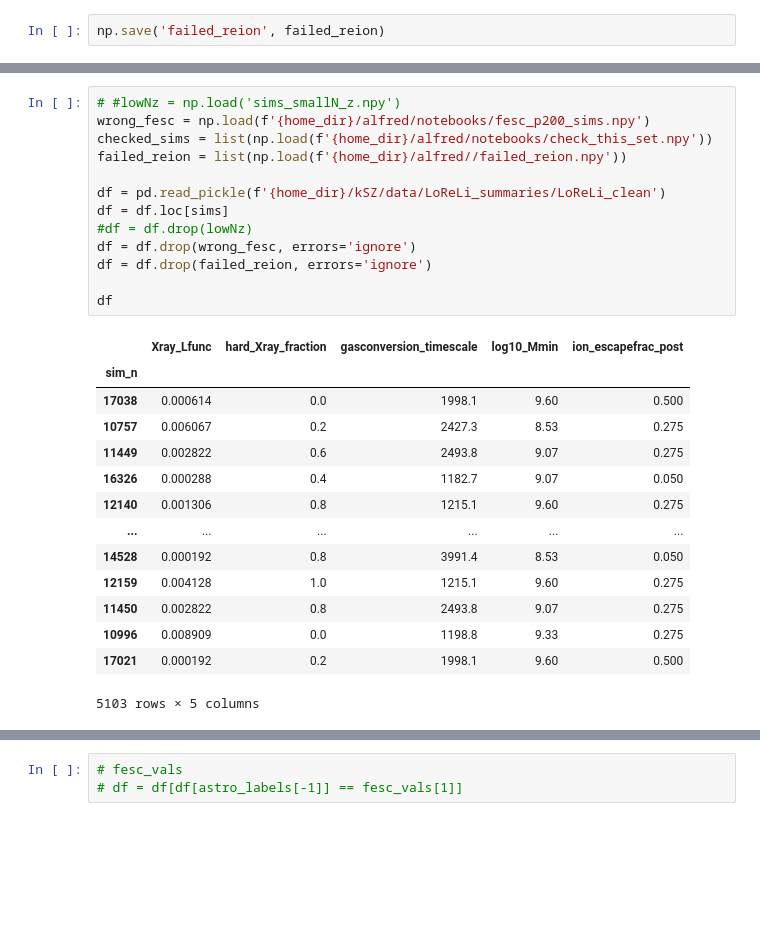
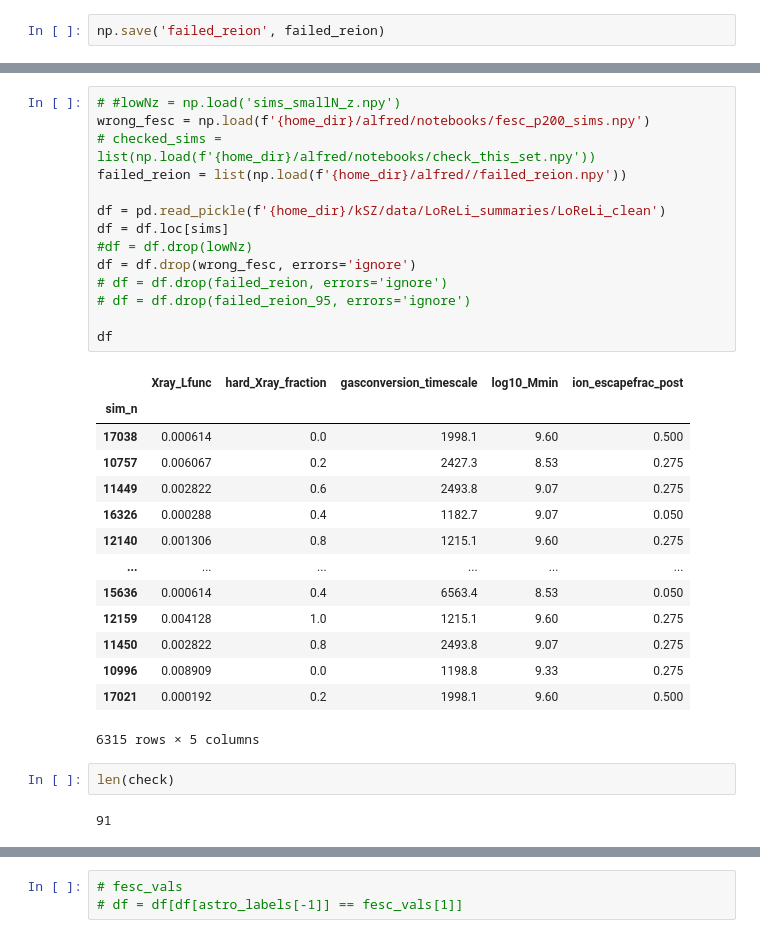
Before and after one commit to lisaleemcb/alfred, a Jupyter notebook: notebooks/Emulator_Comparison.ipynb, the cells around one changed output, grey strips where cells are left out. Saved outputs shown, nothing was run; the diff lists cells and outputs as text; blank space fills up the shorter version.

```diff
--- a/notebooks/Emulator_Comparison.ipynb
+++ b/notebooks/Emulator_Comparison.ipynb
@@ -76,28 +76,33 @@ len(failed_reion)
 # %%
 # #lowNz = np.load('sims_smallN_z.npy')
 wrong_fesc = np.load(f'{home_dir}/alfred/notebooks/fesc_p200_sims.npy')
-checked_sims = list(np.load(f'{home_dir}/alfred/notebooks/check_this_set.npy'))
+# checked_sims = list(np.load(f'{home_dir}/alfred/notebooks/check_this_set.npy'))
 failed_reion = list(np.load(f'{home_dir}/alfred//failed_reion.npy'))
 
 df = pd.read_pickle(f'{home_dir}/kSZ/data/LoReLi_summaries/LoReLi_clean')
 df = df.loc[sims]
 #df = df.drop(lowNz)
 df = df.drop(wrong_fesc, errors='ignore')
-df = df.drop(failed_reion, errors='ignore')
+# df = df.drop(failed_reion, errors='ignore')
+# df = df.drop(failed_reion_95, errors='ignore')
 
 df
 # %% [output]
 |  | Xray_Lfunc | hard_Xray_fraction | gasconversion_timescale | log10_Mmin | ion_escapefrac_post |
 | sim_n |  |  |  |  |  |
 | 17038 | 0.000614 | 0.0 | 1998.1 | 9.60 | 0.500 |
 | 10757 | 0.006067 | 0.2 | 2427.3 | 8.53 | 0.275 |
 | 11449 | 0.002822 | 0.6 | 2493.8 | 9.07 | 0.275 |
 | 16326 | 0.000288 | 0.4 | 1182.7 | 9.07 | 0.050 |
 | 12140 | 0.001306 | 0.8 | 1215.1 | 9.60 | 0.275 |
 | ... | ... | ... | ... | ... | ... |
-| 14528 | 0.000192 | 0.8 | 3991.4 | 8.53 | 0.050 |
+| 15636 | 0.000614 | 0.4 | 6563.4 | 8.53 | 0.050 |
 | 12159 | 0.004128 | 1.0 | 1215.1 | 9.60 | 0.275 |
 | 11450 | 0.002822 | 0.8 | 2493.8 | 9.07 | 0.275 |
 | 10996 | 0.008909 | 0.0 | 1198.8 | 9.33 | 0.275 |
 | 17021 | 0.000192 | 0.2 | 1998.1 | 9.60 | 0.500 |
-5103 rows × 5 columns
+6315 rows × 5 columns
+# %%
+len(check)
+# %% [output]
+91
```
Also changed, not shown: parts of 28 cells of this notebook, 5 other files.
